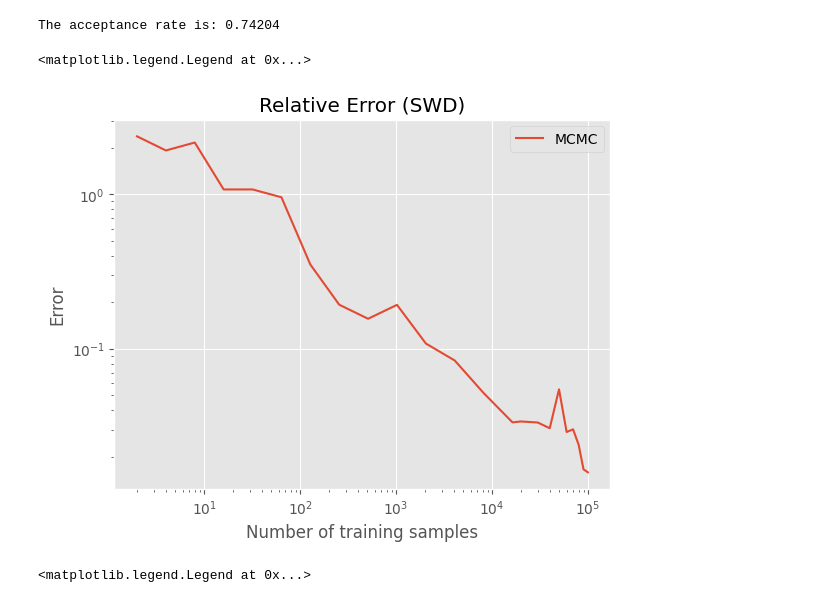
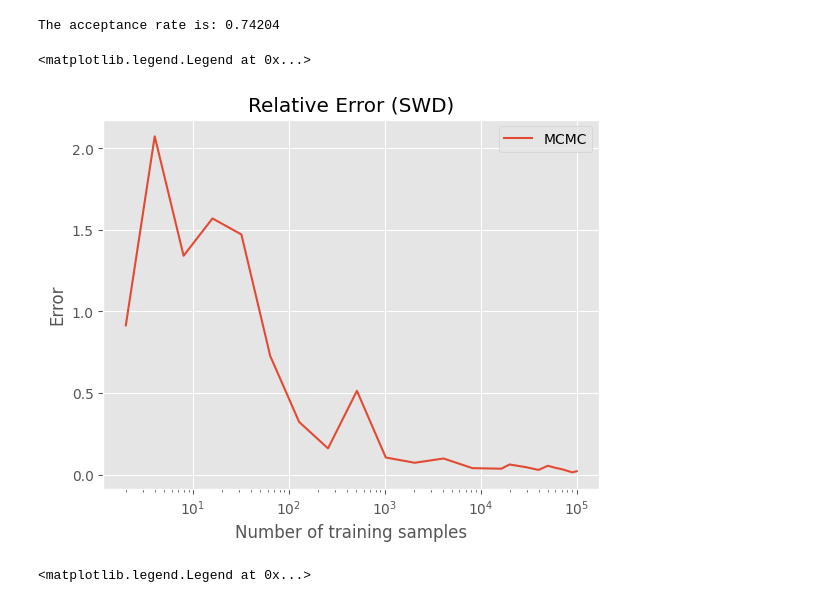
Before and after one commit to abjohnson117/TransportVsMcmcExperiments, a Jupyter notebook: banana/banana_mcmc.ipynb, the cells around one changed output. Saved outputs shown, nothing was run; the diff lists cells and outputs as text; code cells hidden in the pictures.

```diff
--- a/banana/banana_mcmc.ipynb
+++ b/banana/banana_mcmc.ipynb
@@ -45,7 +47,7 @@ adapt_mcmc = AdaptiveMCMC(
     std_err=0.6,
     iter_step_adapt=1,
     cond_no=cond_no,
-    burn_in=1000,
+    burn_in=1, # TODO: Rerun everything with low burn_in
 )
 # %%
 adapt_mcmc.fit(print_every=20000)
@@ -77,12 +79,6 @@ n_projections = 2048
 seed = 42
 
 swd_array = np.zeros(len(sample_no_list))
-base_swd = swd(
-    prior_samps[np.random.choice(nsamples, (20000,)), :],
-    true_samps[np.random.choice(nsamples, (20000,)), :],
-    n_projections=n_projections,
-    seed=seed
-)
 
 for i, sample_no in enumerate(tqdm(sample_no_list)):
     swd1 = swd(
@@ -92,18 +88,18 @@ for i, sample_no in enumerate(tqdm(sample_no_list)):
         seed=seed
     )
 
-    swd_array[i] = (swd1 / base_swd)
+    swd_array[i] = swd1
 # %%
 plt.plot(sample_no_list, swd_array, label="MCMC")
 plt.xscale("log")
-plt.yscale("log")
+# plt.yscale("log")
 plt.xlabel("Number of training samples")
 plt.ylabel("Error")
 plt.title("Relative Error (SWD)")
 plt.legend()
 # %% [output]
 <matplotlib.legend.Legend at 0x...>
-[figure, old version]
+[figure, new version]
 # %%
 np.save("swd_array_mcmc.npy", swd_array)
 # %%
```
Also changed, not shown: parts of 5 cells of this notebook, 7 other files.
